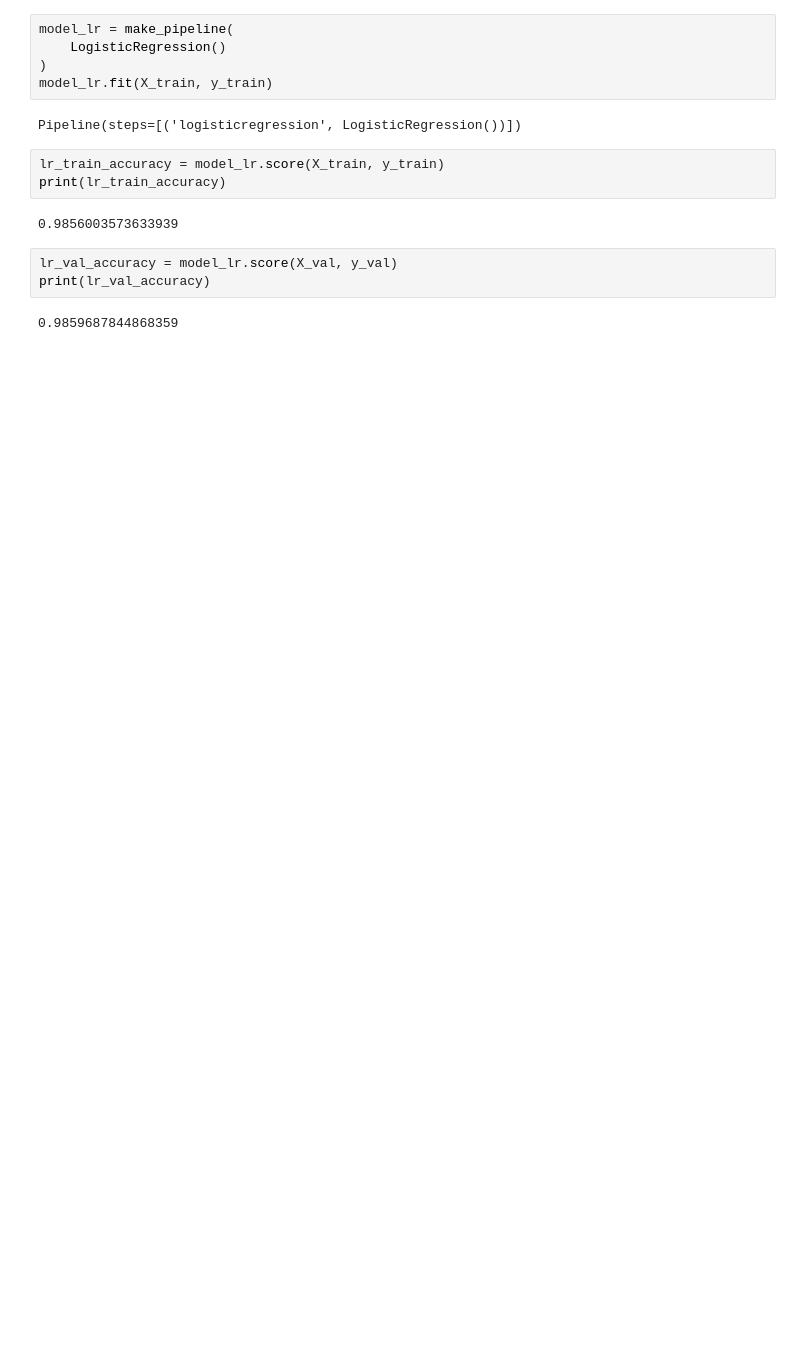
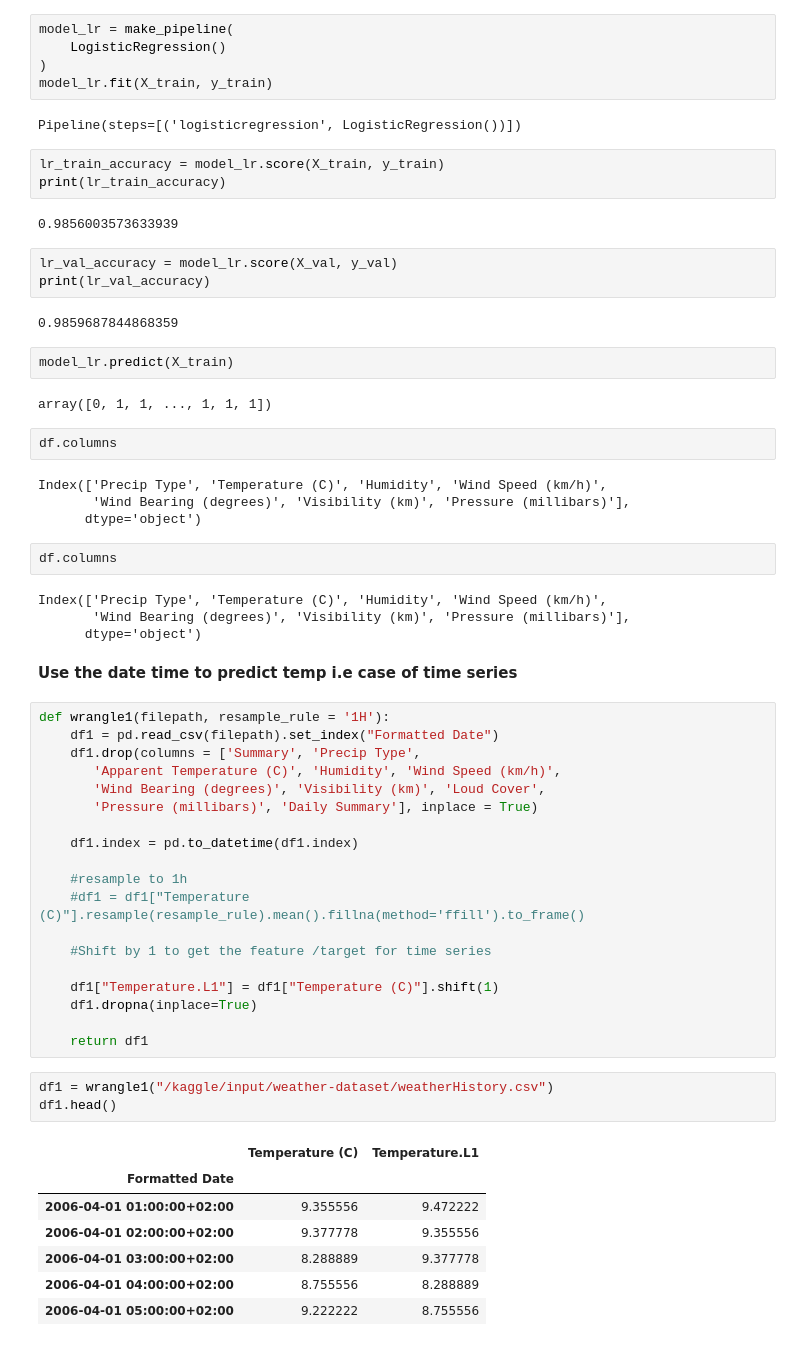
Before and after one commit to Ubaid-Ur-RehmanJ/kaggle-projects, a Jupyter notebook: weather-prediction.ipynb, the cells around one changed output. Drawn from its saved outputs; the diff is of its cells as text; blank space fills up the shorter version.

```diff
--- a/weather-prediction.ipynb
+++ b/weather-prediction.ipynb
@@ -208,3 +208,51 @@ lr_val_accuracy = model_lr.score(X_val, y_val)
 print(lr_val_accuracy)
 # %% [output]
 0.9859687844868359
+# %%
+model_lr.predict(X_train)
+# %% [output]
+array([0, 1, 1, ..., 1, 1, 1])
+# %%
+df.columns
+# %% [output]
+Index(['Precip Type', 'Temperature (C)', 'Humidity', 'Wind Speed (km/h)',
+       'Wind Bearing (degrees)', 'Visibility (km)', 'Pressure (millibars)'],
+      dtype='object')
+# %%
+df.columns
+# %% [output]
+Index(['Precip Type', 'Temperature (C)', 'Humidity', 'Wind Speed (km/h)',
+       'Wind Bearing (degrees)', 'Visibility (km)', 'Pressure (millibars)'],
+      dtype='object')
+# %% [markdown]
+**Use the date time to predict temp i.e case of time series**
+# %%
+def wrangle1(filepath, resample_rule = '1H'):
+    df1 = pd.read_csv(filepath).set_index("Formatted Date")
+    df1.drop(columns = ['Summary', 'Precip Type',
+       'Apparent Temperature (C)', 'Humidity', 'Wind Speed (km/h)',
+       'Wind Bearing (degrees)', 'Visibility (km)', 'Loud Cover',
+       'Pressure (millibars)', 'Daily Summary'], inplace = True)
+
+    df1.index = pd.to_datetime(df1.index)
+
+    #resample to 1h
+    #df1 = df1["Temperature (C)"].resample(resample_rule).mean().fillna(method='ffill').to_frame()
+
+    #Shift by 1 to get the feature /target for time series
+
+    df1["Temperature.L1"] = df1["Temperature (C)"].shift(1)
+    df1.dropna(inplace=True)
+
+    return df1
+# %%
+df1 = wrangle1("/kaggle/input/weather-dataset/weatherHistory.csv")
+df1.head()
+# %% [output]
+|  | Temperature (C) | Temperature.L1 |
+| Formatted Date |  |  |
+| 2006-04-01 01:00:00+02:00 | 9.355556 | 9.472222 |
+| 2006-04-01 02:00:00+02:00 | 9.377778 | 9.355556 |
+| 2006-04-01 03:00:00+02:00 | 8.288889 | 9.377778 |
+| 2006-04-01 04:00:00+02:00 | 8.755556 | 8.288889 |
+| 2006-04-01 05:00:00+02:00 | 9.222222 | 8.755556 |
```
Also changed, not shown: parts of 16 cells of this notebook.
